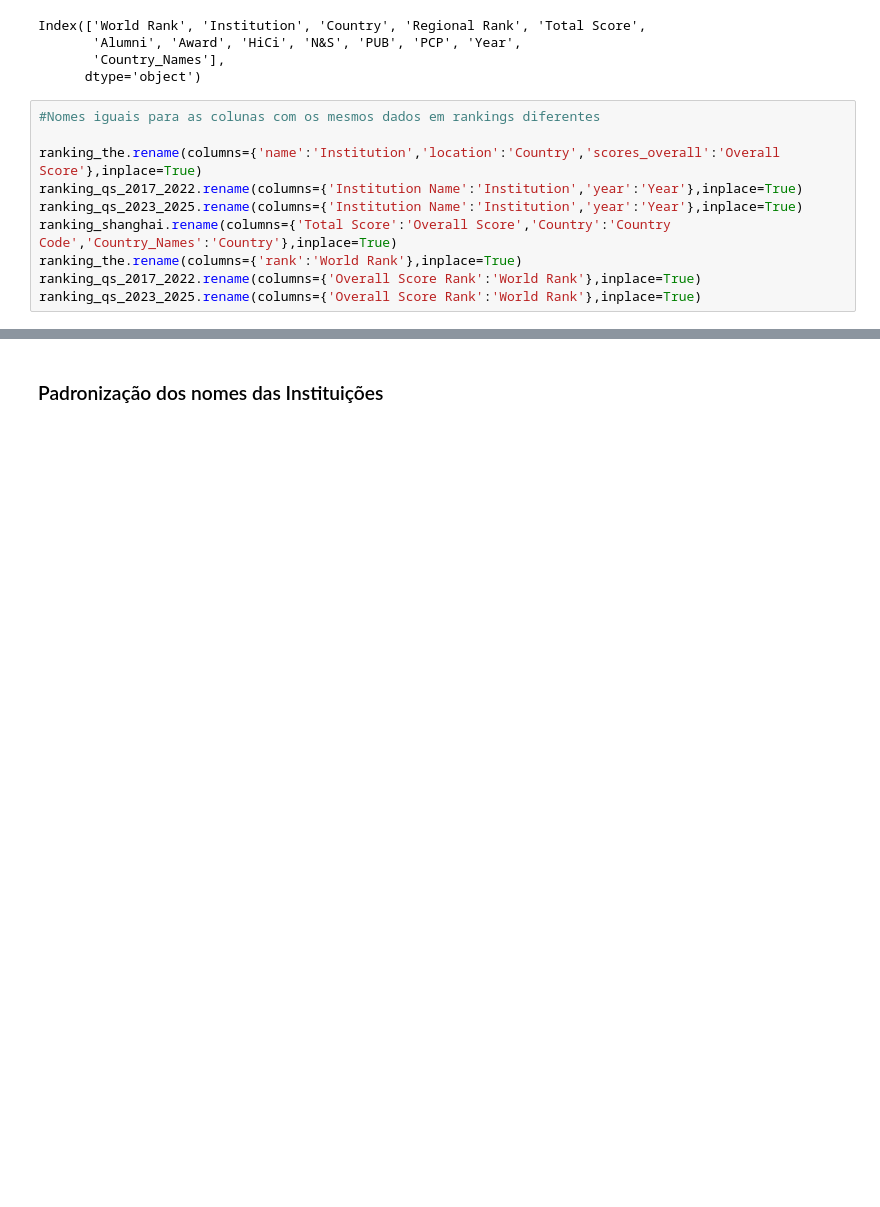
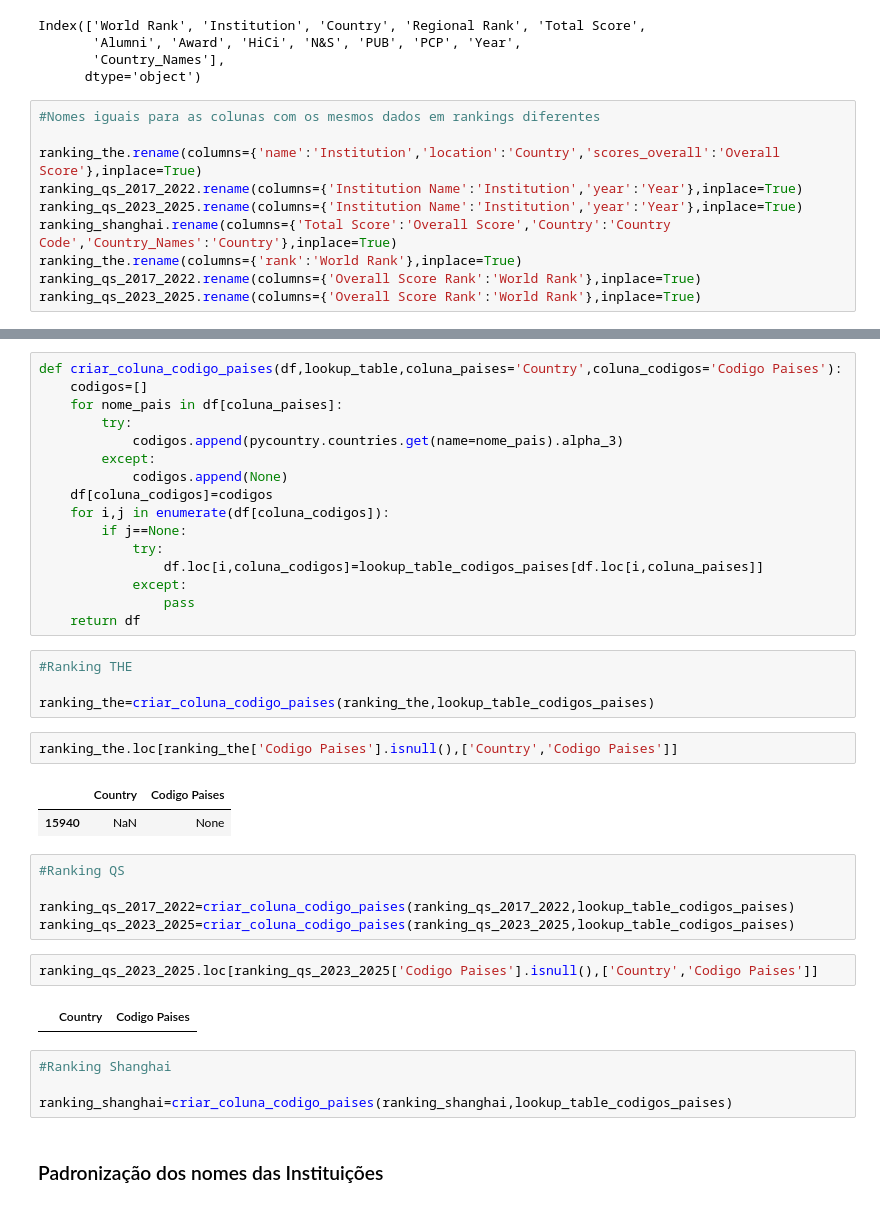
Before and after one commit to RodolfoPCruz/education_analysis, a Jupyter notebook: Comparativo/Comparativo.ipynb, the cells around one changed output, grey strips where cells are left out. Drawn from its saved outputs; the diff is of its cells as text; blank space fills up the shorter version.

```diff
--- a/Comparativo/Comparativo.ipynb
+++ b/Comparativo/Comparativo.ipynb
@@ -152,3 +201,41 @@ ranking_qs_2023_2025.rename(columns={'Overall Score Rank':'World Rank'},inplace=
+# %%
+def criar_coluna_codigo_paises(df,lookup_table,coluna_paises='Country',coluna_codigos='Codigo Paises'):
+    codigos=[]
+    for nome_pais in df[coluna_paises]:
+        try:
+            codigos.append(pycountry.countries.get(name=nome_pais).alpha_3)
+        except:
+            codigos.append(None)
+    df[coluna_codigos]=codigos
+    for i,j in enumerate(df[coluna_codigos]):
+        if j==None:
+            try:
+                df.loc[i,coluna_codigos]=lookup_table_codigos_paises[df.loc[i,coluna_paises]]
+            except:
+                pass
+    return df
+# %%
+#Ranking THE
+
+ranking_the=criar_coluna_codigo_paises(ranking_the,lookup_table_codigos_paises)
+# %%
+ranking_the.loc[ranking_the['Codigo Paises'].isnull(),['Country','Codigo Paises']]
+# %% [output]
+|  | Country | Codigo Paises |
+| 15940 | NaN | None |
+# %%
+#Ranking QS
+
+ranking_qs_2017_2022=criar_coluna_codigo_paises(ranking_qs_2017_2022,lookup_table_codigos_paises)
+ranking_qs_2023_2025=criar_coluna_codigo_paises(ranking_qs_2023_2025,lookup_table_codigos_paises)
+# %%
+ranking_qs_2023_2025.loc[ranking_qs_2023_2025['Codigo Paises'].isnull(),['Country','Codigo Paises']]
+# %% [output]
+|  | Country | Codigo Paises |
+# %%
+#Ranking Shanghai
+
+ranking_shanghai=criar_coluna_codigo_paises(ranking_shanghai,lookup_table_codigos_paises)
 # %% [markdown]
 ### Padronização dos nomes das Instituições
 # %% [markdown]
```
Also changed, not shown: parts of 11 cells of this notebook.
